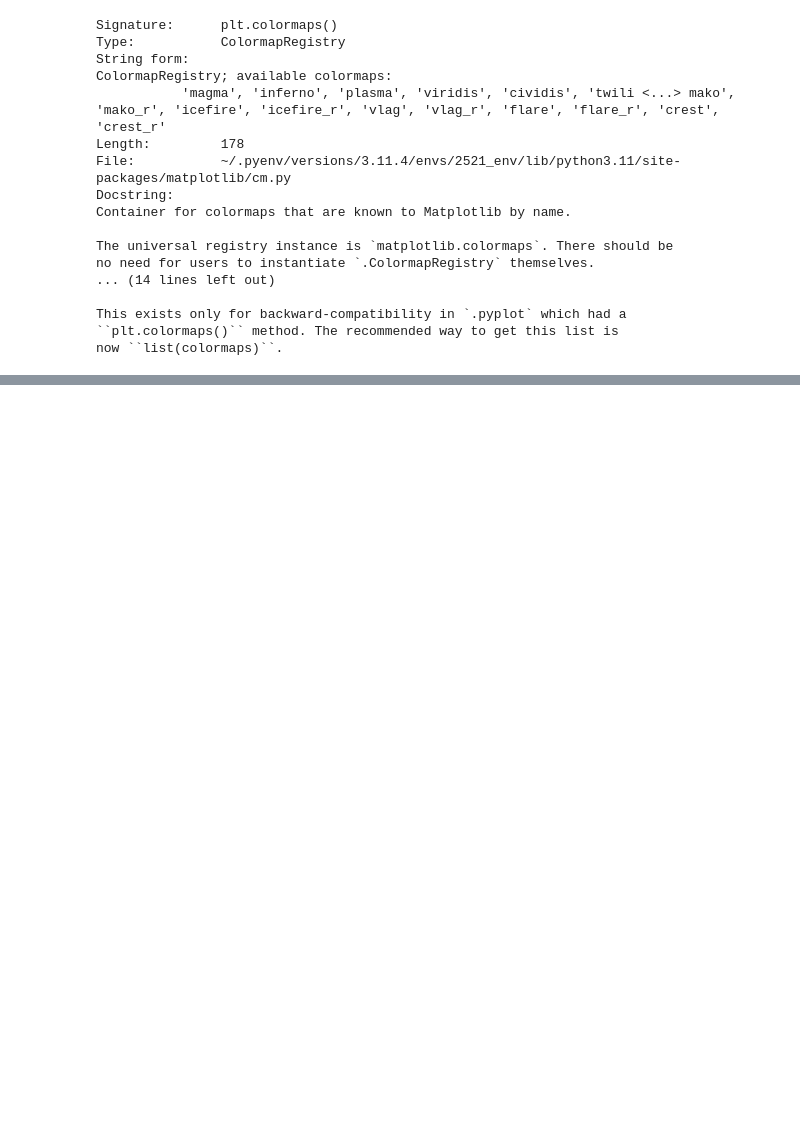
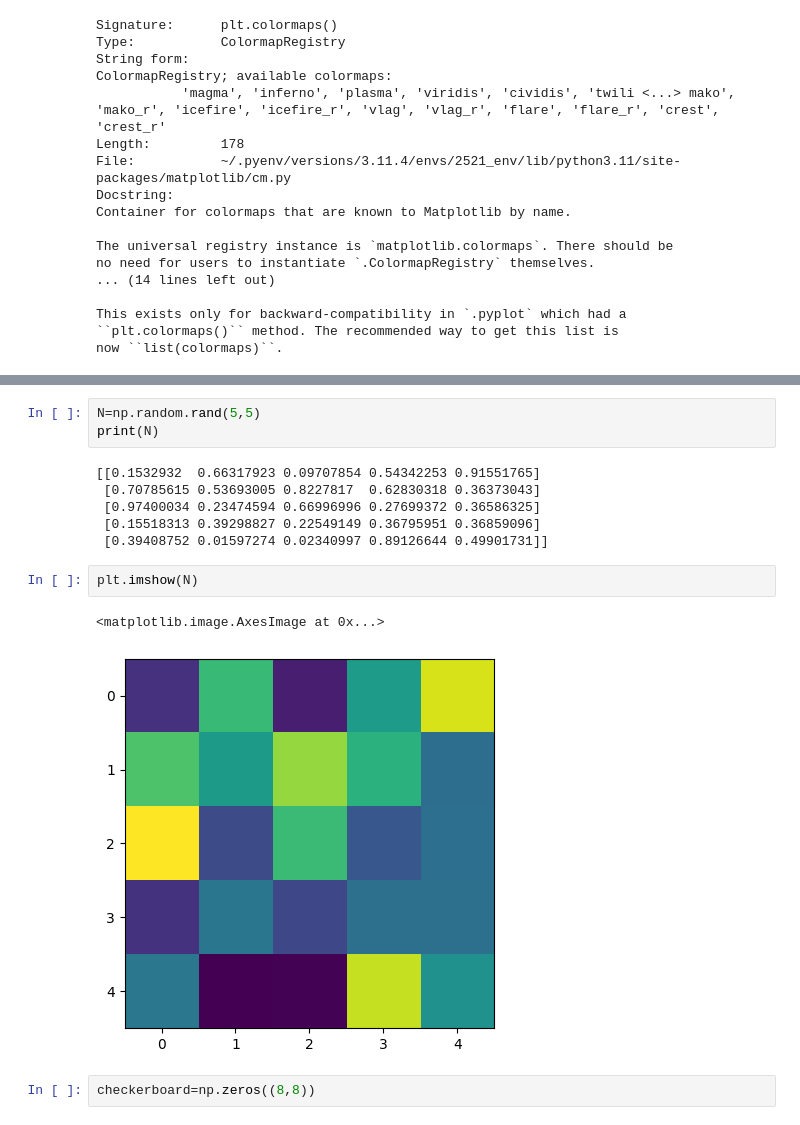
Before and after one commit to morey-ow/cs2521-summer2023, a Jupyter notebook: chapter4notes.ipynb, the cells around one changed output, grey strips where cells are left out. Saved outputs shown, nothing was run; the diff lists cells and outputs as text; blank space fills up the shorter version.

```diff
--- a/chapter4notes.ipynb
+++ b/chapter4notes.ipynb
@@ -1144,0 +1442,16 @@ now ``list(colormaps)``.
+# %%
+N=np.random.rand(5,5)
+print(N)
+# %% [output]
+[[0.1532932  0.66317923 0.09707854 0.54342253 0.91551765]
+ [0.70785615 0.53693005 0.8227817  0.62830318 0.36373043]
+ [0.97400034 0.23474594 0.66996996 0.27699372 0.36586325]
+ [0.15518313 0.39298827 0.22549149 0.36795951 0.36859096]
+ [0.39408752 0.01597274 0.02340997 0.89126644 0.49901731]]
+# %%
+plt.imshow(N)
+# %% [output]
+<matplotlib.image.AxesImage at 0x...>
+[figure, added]
+# %%
+checkerboard=np.zeros((8,8))
```
Also changed, not shown: parts of 35 cells of this notebook.
